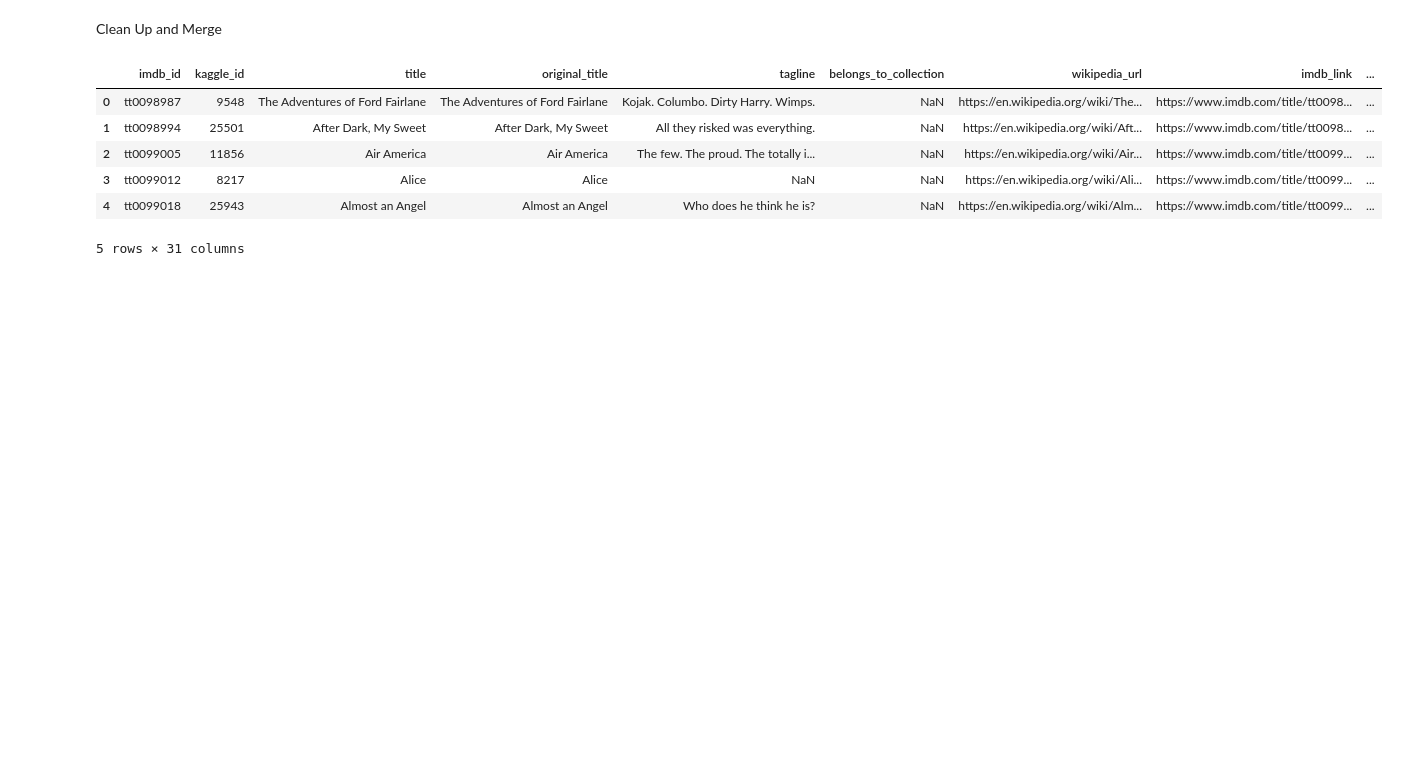
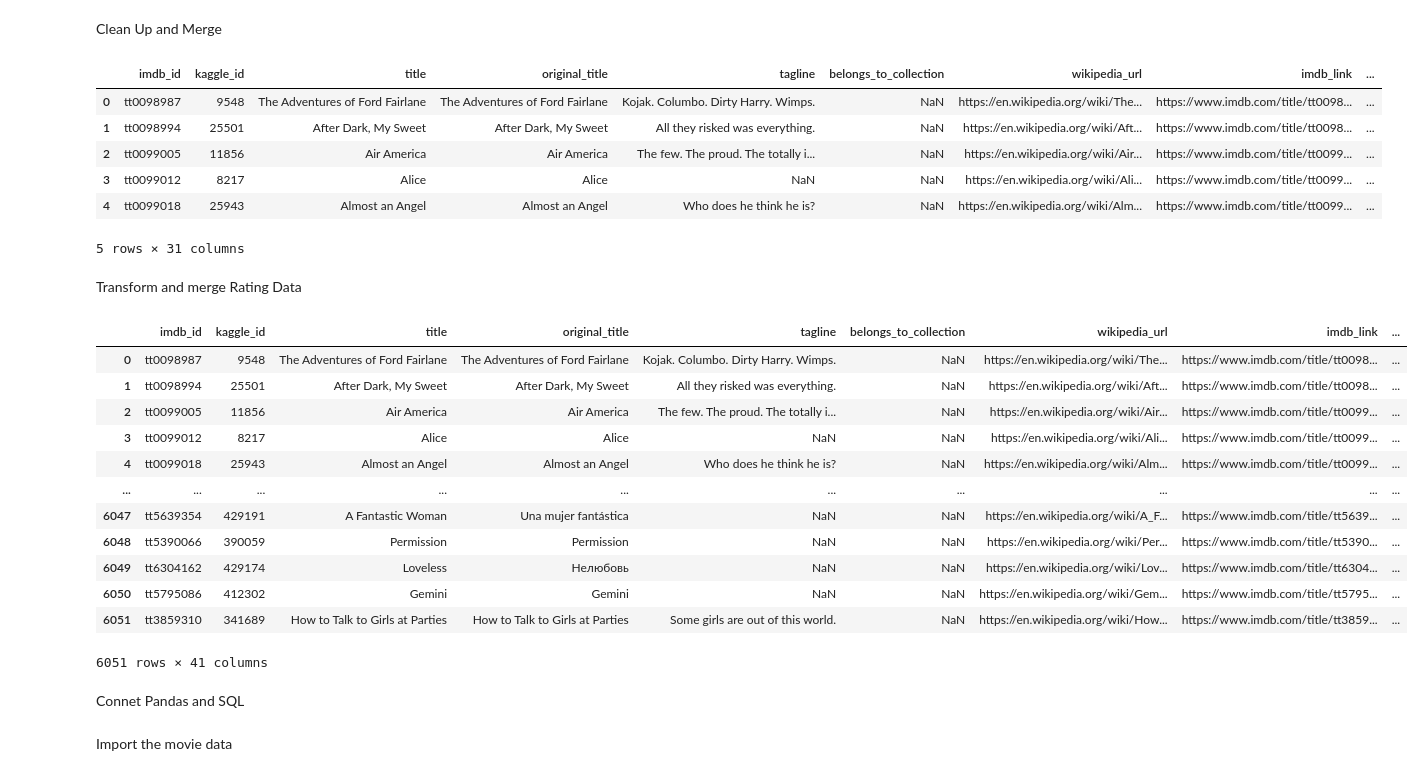
Before and after one commit to pranavspatel/Movies-ETL, a Jupyter notebook: datacleaning.ipynb, the cells around one changed output. Drawn from its saved outputs; the diff is of its cells as text; code cells hidden in the pictures; blank space fills up the shorter version.

Commit message:
data cleaning done

```diff
--- a/datacleaning.ipynb
+++ b/datacleaning.ipynb
@@ -528,3 +532,38 @@ movies_df.head()
 | 3 | tt0099012 | 8217 | Alice | Alice | NaN | NaN | https://en.wikipedia.org/wiki/Ali... | https://www.imdb.com/title/tt0099... | ... |
 | 4 | tt0099018 | 25943 | Almost an Angel | Almost an Angel | Who does he think he is? | NaN | https://en.wikipedia.org/wiki/Alm... | https://www.imdb.com/title/tt0099... | ... |
 5 rows × 31 columns
+# %% [markdown]
+Transform and merge Rating Data
+# %%
+#Use a groupby on the 'movieId' and 'rating' columns and take the count for each group
+#Then rename 'userId' column to 'count'
+#Pivot the data so that 'movieId' is the index, the columns will be all values, and the rows will be counts of each rating value
+rating_counts = ratings.groupby(['movieId', 'rating'], as_index=False).count() \
+                .rename({'userId':'count'}, axis=1) \
+                .pivot(index='movieId', columns='rating', values='count')
+# %%
+#Prepend 'rating_' to each column with a list comprehension so the column names are easier to understand
+rating_counts.columns = ['rating_' + str(col) for col in rating_counts.columns]
+# %%
+#Assuming that movies_df is the left data frame and rating_counts is the right data frame, perform a left merge
+movies_with_ratings_df = pd.merge(movies_df, rating_counts, left_on='kaggle_id', right_index=True, how='left')
+# %%
+#Because not every movies has a rating for each level, there will be missing values instead of zeros. Fill in the missing values with zeros
+movies_with_ratings_df[rating_counts.columns] = movies_with_ratings_df[rating_counts.columns].fillna(0)
+movies_with_ratings_df
+# %% [output]
+|  | imdb_id | kaggle_id | title | original_title | tagline | belongs_to_collection | wikipedia_url | imdb_link | ... |
+| 0 | tt0098987 | 9548 | The Adventures of Ford Fairlane | The Adventures of Ford Fairlane | Kojak. Columbo. Dirty Harry. Wimps. | NaN | https://en.wikipedia.org/wiki/The... | https://www.imdb.com/title/tt0098... | ... |
+| 1 | tt0098994 | 25501 | After Dark, My Sweet | After Dark, My Sweet | All they risked was everything. | NaN | https://en.wikipedia.org/wiki/Aft... | https://www.imdb.com/title/tt0098... | ... |
+| 2 | tt0099005 | 11856 | Air America | Air America | The few. The proud. The totally i... | NaN | https://en.wikipedia.org/wiki/Air... | https://www.imdb.com/title/tt0099... | ... |
+| 3 | tt0099012 | 8217 | Alice | Alice | NaN | NaN | https://en.wikipedia.org/wiki/Ali... | https://www.imdb.com/title/tt0099... | ... |
+| 4 | tt0099018 | 25943 | Almost an Angel | Almost an Angel | Who does he think he is? | NaN | https://en.wikipedia.org/wiki/Alm... | https://www.imdb.com/title/tt0099... | ... |
+| ... | ... | ... | ... | ... | ... | ... | ... | ... | ... |
+| 6047 | tt5639354 | 429191 | A Fantastic Woman | Una mujer fantástica | NaN | NaN | https://en.wikipedia.org/wiki/A_F... | https://www.imdb.com/title/tt5639... | ... |
+| 6048 | tt5390066 | 390059 | Permission | Permission | NaN | NaN | https://en.wikipedia.org/wiki/Per... | https://www.imdb.com/title/tt5390... | ... |
+| 6049 | tt6304162 | 429174 | Loveless | Нелюбовь | NaN | NaN | https://en.wikipedia.org/wiki/Lov... | https://www.imdb.com/title/tt6304... | ... |
+| 6050 | tt5795086 | 412302 | Gemini | Gemini | NaN | NaN | https://en.wikipedia.org/wiki/Gem... | https://www.imdb.com/title/tt5795... | ... |
+| 6051 | tt3859310 | 341689 | How to Talk to Girls at Parties | How to Talk to Girls at Parties | Some girls are out of this world. | NaN | https://en.wikipedia.org/wiki/How... | https://www.imdb.com/title/tt3859... | ... |
+6051 rows × 41 columns
+# %% [markdown]
+Connet Pandas and SQL
@@ -530,0 +576,2 @@ movies_df.head()
+# %% [markdown]
+Import the movie data
```
Also changed, not shown: parts of 6 cells of this notebook.
